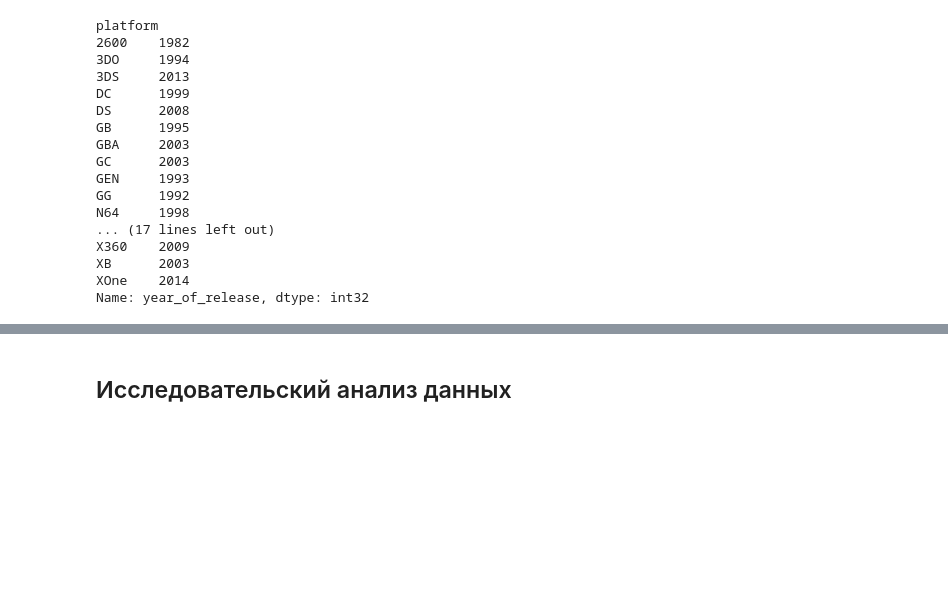
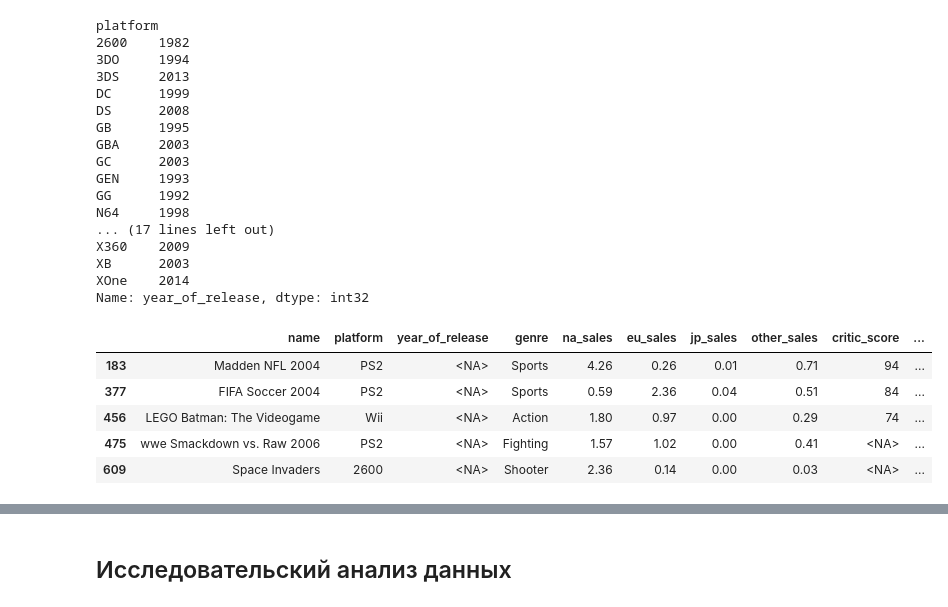
Before and after one commit to DS-Erokhin/Projects, a Jupyter notebook: Сборные проекты/Анализ продаж игр по регионам мира.ipynb, the cells around one changed output, grey strips where cells are left out. Cells and saved outputs as stored; diff of their text form; code cells hidden in the pictures; blank space fills up the shorter version.

```diff
--- a/Сборные проекты/Анализ продаж игр по регионам мира.ipynb
+++ b/Сборные проекты/Анализ продаж игр по регионам мира.ipynb
@@ -117,4 +116,13 @@ X360    2009
 XB      2003
 XOne    2014
 Name: year_of_release, dtype: int32
+# %%
+df[df['year_of_release'].isna()].head()
+# %% [output]
+|  | name | platform | year_of_release | genre | na_sales | eu_sales | jp_sales | other_sales | critic_score | ... |
+| 183 | Madden NFL 2004 | PS2 | <NA> | Sports | 4.26 | 0.26 | 0.01 | 0.71 | 94 | ... |
+| 377 | FIFA Soccer 2004 | PS2 | <NA> | Sports | 0.59 | 2.36 | 0.04 | 0.51 | 84 | ... |
+| 456 | LEGO Batman: The Videogame | Wii | <NA> | Action | 1.80 | 0.97 | 0.00 | 0.29 | 74 | ... |
+| 475 | wwe Smackdown vs. Raw 2006 | PS2 | <NA> | Fighting | 1.57 | 1.02 | 0.00 | 0.41 | <NA> | ... |
+| 609 | Space Invaders | 2600 | <NA> | Shooter | 2.36 | 0.14 | 0.00 | 0.03 | <NA> | ... |
 # %%
```
Also changed, not shown: parts of 20 cells of this notebook.
